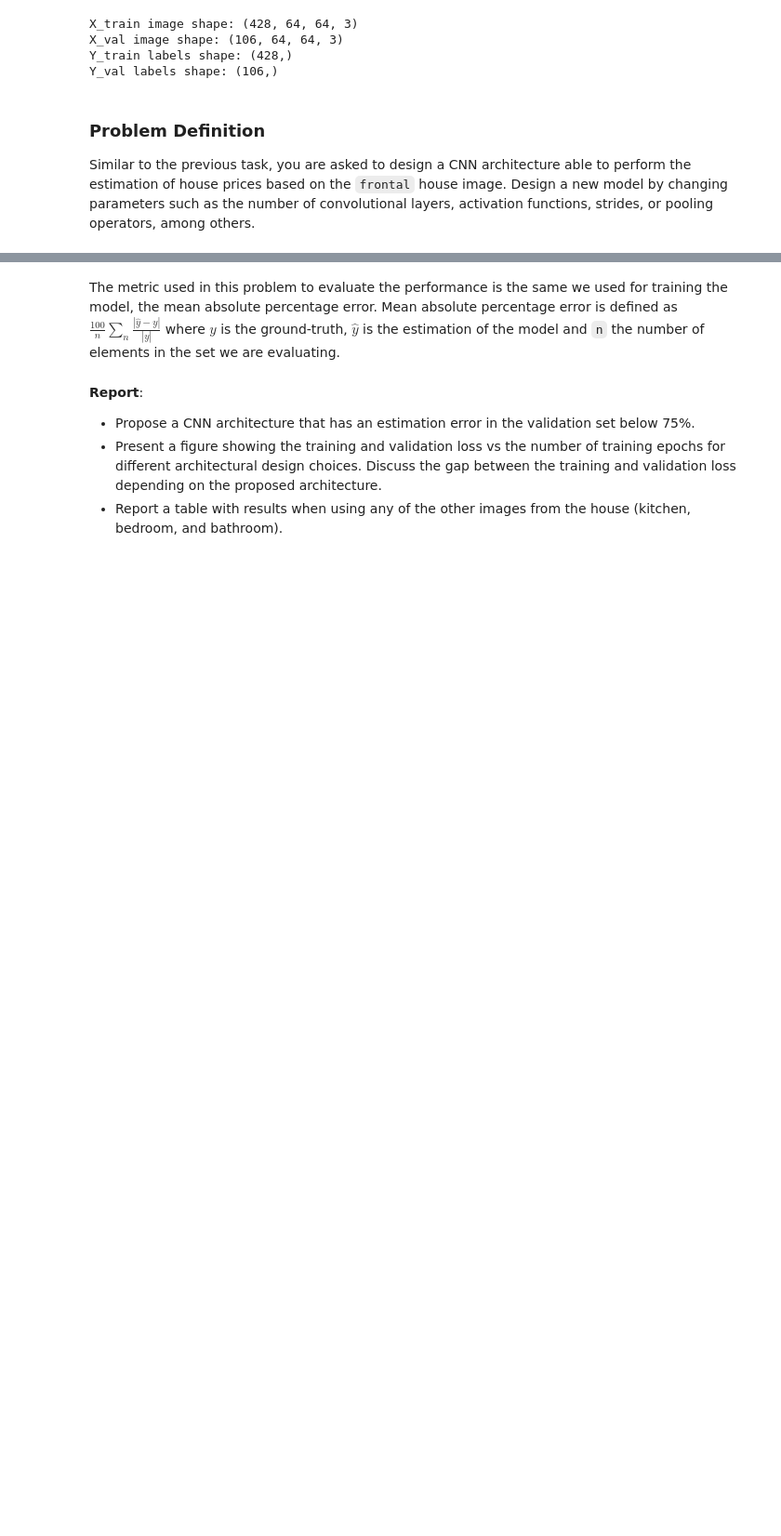
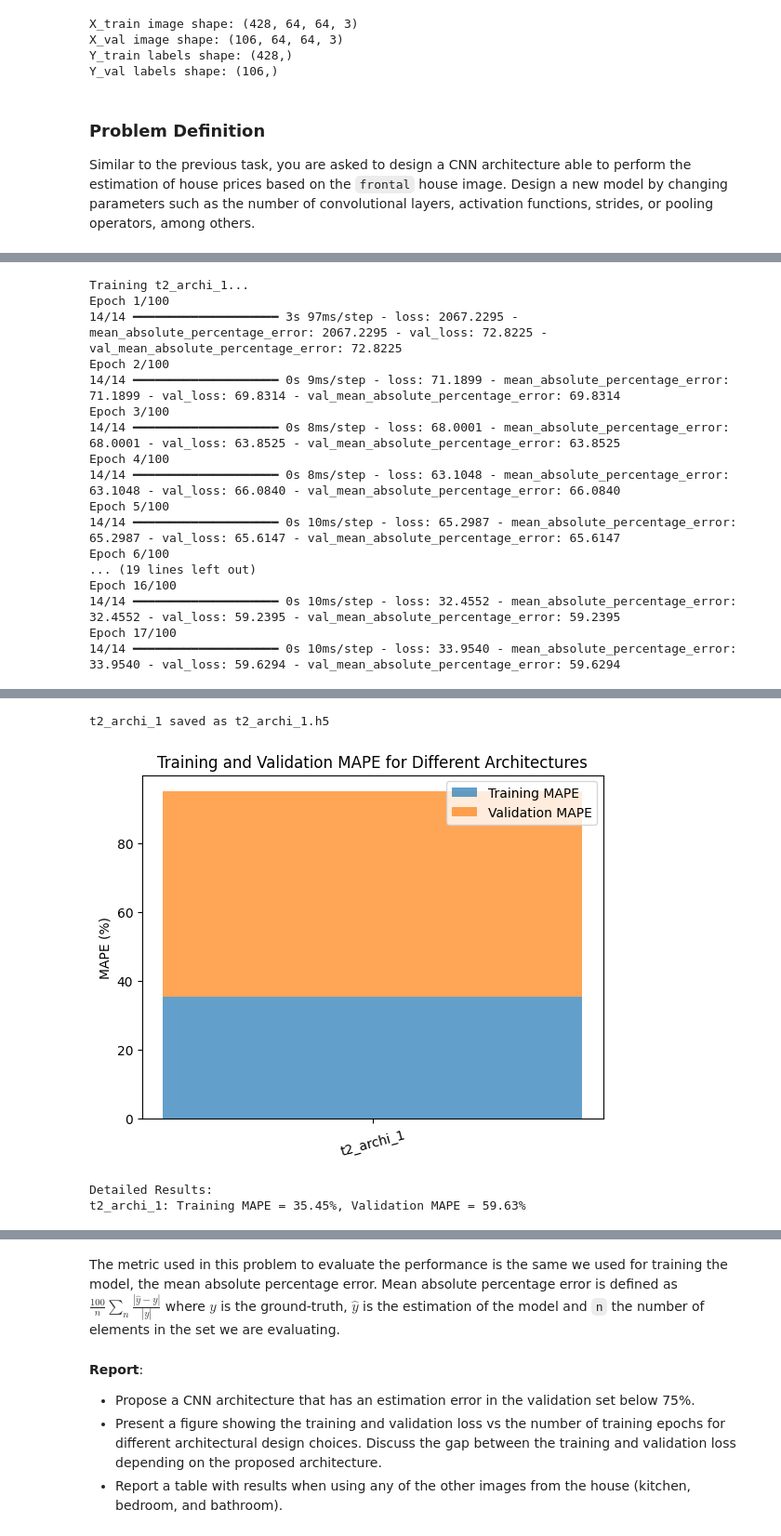
Before and after one commit to cddaaaa1/deep-learning-course, a Jupyter notebook: 02_CNN_Introduction.ipynb, the cells around one changed output, grey strips where cells are left out. Shown at 93% size. Drawn from its saved outputs; the diff is of its cells as text; code cells hidden in the pictures; blank space fills up the shorter version.

```diff
--- a/02_CNN_Introduction.ipynb
+++ b/02_CNN_Introduction.ipynb
@@ -2391,10 +2395,10 @@ def create_and_train_model_t2(architecture_name, model_fn, epochs=100, batch_siz
 
     # Build and compile the model
     model = model_fn()
-    model.compile(loss='mean_absolute_percentage_error', optimizer=opt, metrics=['mean_absolute_percentage_error'])
+    model.compile(loss='mean_squared_error', optimizer=opt, metrics=['mean_absolute_percentage_error'])
 
     # Apply early stopping
-    early_stopping = tf.keras.callbacks.EarlyStopping(monitor='val_loss', patience=5, restore_best_weights=True)
+    early_stopping = EarlyStopping(monitor='val_loss', patience=5, restore_best_weights=True)
 
     # Train the model and collect training history
     history = model.fit(
@@ -2410,7 +2414,4 @@ def create_and_train_model_t2(architecture_name, model_fn, epochs=100, batch_siz
     model.save(f"/content/drive/MyDrive/DeepLearning/02/Task2/{architecture_name}.h5")
     print(f"{architecture_name} saved as {architecture_name}.h5")
 
-    # Return training and validation accuracies
-    train_mape = history.history['mean_absolute_percentage_error'][-1]
-    val_mape = history.history['val_mean_absolute_percentage_error'][-1]
-    return train_mape, val_mape
+    return model, history
@@ -2416,0 +2462,58 @@ def create_and_train_model_t2(architecture_name, model_fn, epochs=100, batch_siz
+# %%
+def t2_archi_1():
+    model = Sequential()
+    model.add(Conv2D(32, (3, 3), padding='same', input_shape=(64, 64, 3)))
+    model.add(Activation('relu'))
+    model.add(MaxPooling2D(pool_size=(2, 2))) # 16x16
+    model.add(Conv2D(32, (3, 3), padding='same'))
+    model.add(Activation('relu'))
+    model.add(MaxPooling2D(pool_size=(2, 2)))
+    model.add(Flatten())
+    model.add(Dense(128,activation='relu'))
+    model.add(Dense(1, activation='linear'))
+    return model
+
+# Collect results
+results = {}
+architectures = {
+    "t2_archi_1": t2_archi_1,
+}
+
+for name, model_fn in architectures.items():
+    train_mape, val_mape = create_and_train_model_t2(name, model_fn, epochs=100)
+    results[name] = {'train_mape': train_mape, 'val_mape': val_mape}
+
+names = list(results.keys())
+train_mape = [results[name]['train_mape'] for name in names]
+val_mape = [results[name]['val_mape'] for name in names]
+
+plt.bar(names, train_mape, label='Training MAPE', alpha=0.7)
+plt.bar(names, val_mape, label='Validation MAPE', alpha=0.7, bottom=train_mape)
+plt.ylabel('MAPE (%)')
+plt.title('Training and Validation MAPE for Different Architectures')
+plt.xticks(rotation=15)
+plt.legend()
+plt.show()
+
+# Print detailed results
+print("\nDetailed Results:")
+for name, metrics in results.items():
+    print(f"{name}: Training MAPE = {metrics['train_mape']:.2f}%, Validation MAPE = {metrics['val_mape']:.2f}%")
+# %% [output]
+Training t2_archi_1...
+Epoch 1/100
+14/14 ━━━━━━━━━━━━━━━━━━━━ 3s 97ms/step - loss: 2067.2295 - mean_absolute_percentage_error: 2067.2295 - val_loss: 72.8225 - val_mean_absolute_percentage_error: 72.8225
+Epoch 2/100
+14/14 ━━━━━━━━━━━━━━━━━━━━ 0s 9ms/step - loss: 71.1899 - mean_absolute_percentage_error: 71.1899 - val_loss: 69.8314 - val_mean_absolute_percentage_error: 69.8314
+Epoch 3/100
+14/14 ━━━━━━━━━━━━━━━━━━━━ 0s 8ms/step - loss: 68.0001 - mean_absolute_percentage_error: 68.0001 - val_loss: 63.8525 - val_mean_absolute_percentage_error: 63.8525
+Epoch 4/100
+14/14 ━━━━━━━━━━━━━━━━━━━━ 0s 8ms/step - loss: 63.1048 - mean_absolute_percentage_error: 63.1048 - val_loss: 66.0840 - val_mean_absolute_percentage_error: 66.0840
+Epoch 5/100
+14/14 ━━━━━━━━━━━━━━━━━━━━ 0s 10ms/step - loss: 65.2987 - mean_absolute_percentage_error: 65.2987 - val_loss: 65.6147 - val_mean_absolute_percentage_error: 65.6147
+Epoch 6/100
+... (19 lines left out)
+Epoch 16/100
+14/14 ━━━━━━━━━━━━━━━━━━━━ 0s 10ms/step - loss: 32.4552 - mean_absolute_percentage_error: 32.4552 - val_loss: 59.2395 - val_mean_absolute_percentage_error: 59.2395
+Epoch 17/100
+14/14 ━━━━━━━━━━━━━━━━━━━━ 0s 10ms/step - loss: 33.9540 - mean_absolute_percentage_error: 33.9540 - val_loss: 59.6294 - val_mean_absolute_percentage_error: 59.6294
@@ -2416,0 +2521,4 @@ def create_and_train_model_t2(architecture_name, model_fn, epochs=100, batch_siz
+t2_archi_1 saved as t2_archi_1.h5
+[figure, added]
+Detailed Results:
+t2_archi_1: Training MAPE = 35.45%, Validation MAPE = 59.63%
```
Also changed, not shown: parts of 11 cells of this notebook.
